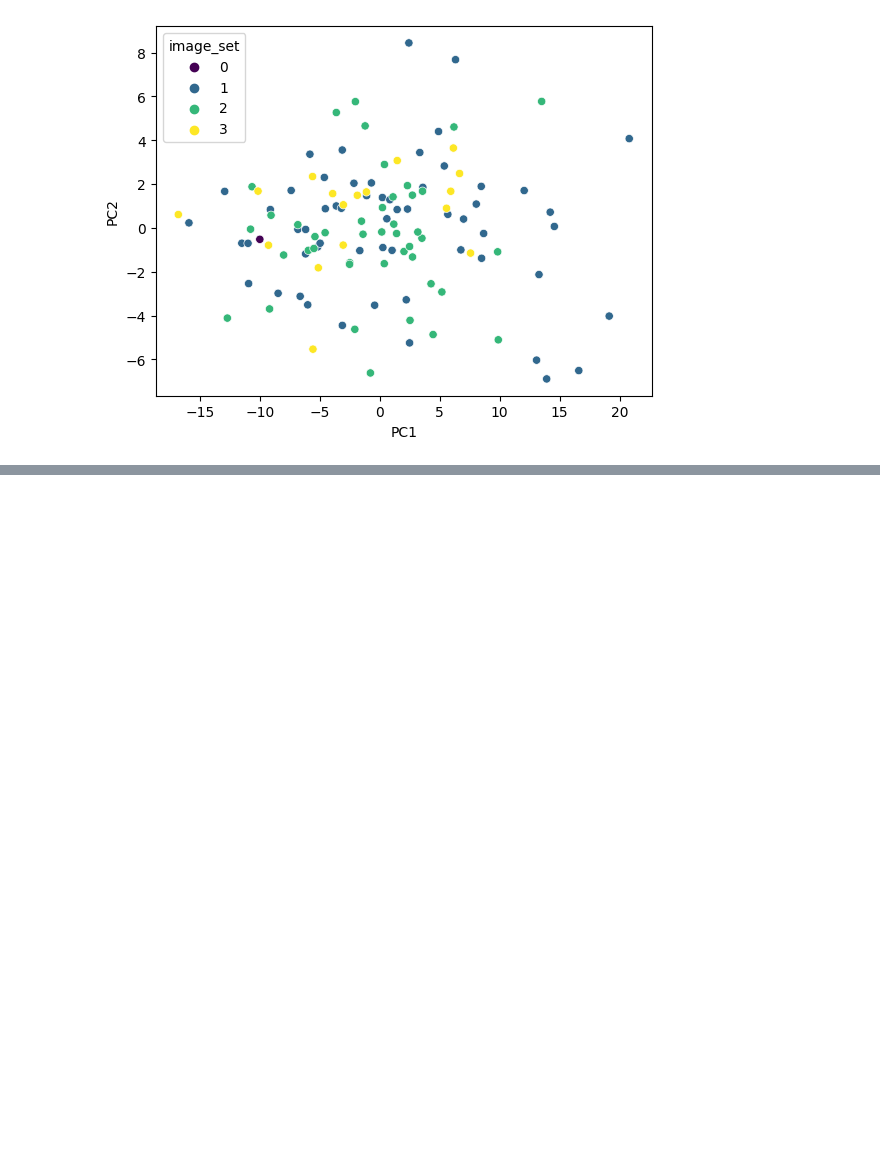
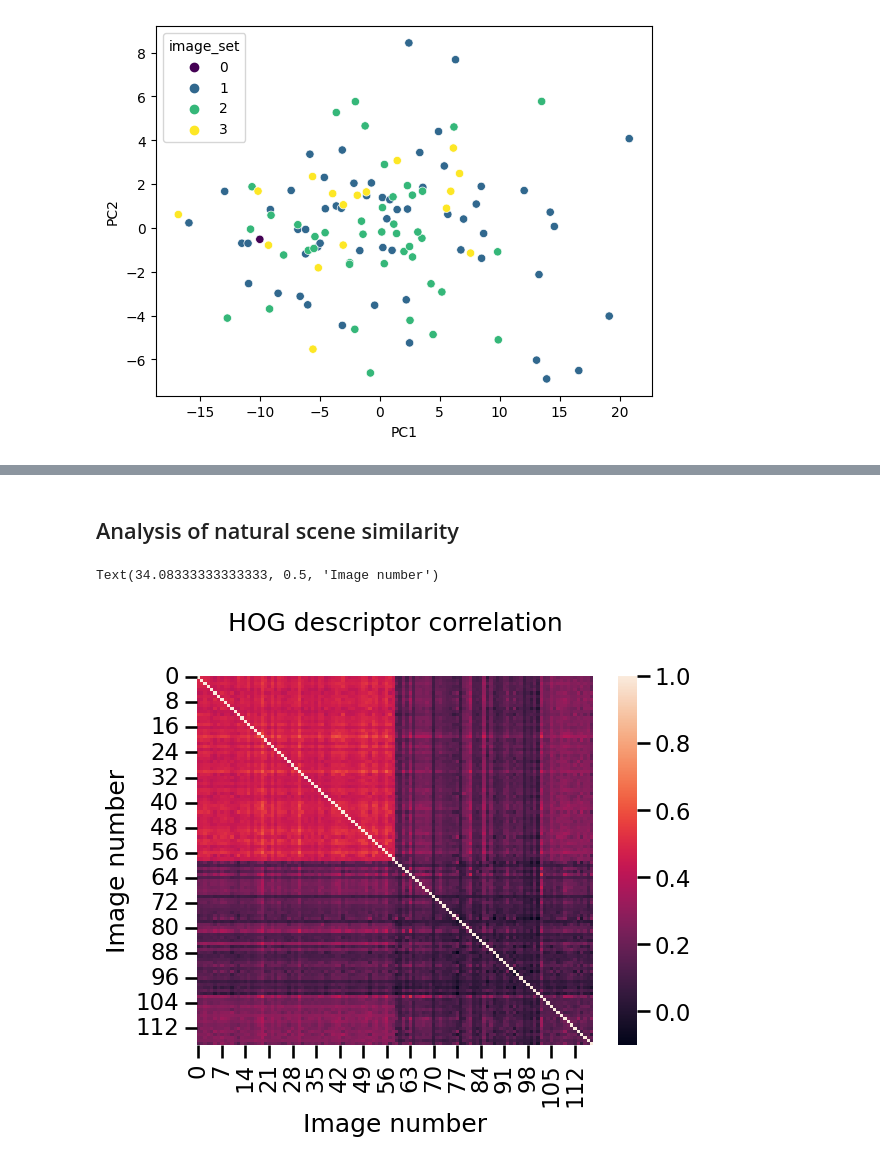
Before and after one commit to valtot/Explore_AllenBrainObservatory, a Jupyter notebook: NaturalImages.ipynb, the cells around one changed output, grey strips where cells are left out. Cells and saved outputs as stored; diff of their text form; code cells hidden in the pictures; blank space fills up the shorter version.

```diff
--- a/NaturalImages.ipynb
+++ b/NaturalImages.ipynb
@@ -45,7 +64,6 @@ exp_ids = exp_ids[:20]
 # %%
 
-boc.get_ophys_experiment_stimuli(exp_ids[2])
-exp2 = boc.get_ophys_experiment_data(exp_ids[2])
+exp2 = boc.get_ophys_experiment_data(id)
 exp2.get_stimulus_epoch_table()
 # %% [output]
 |  | stimulus | start | end |
@@ -144,3 +116,0 @@ plt.colorbar()
-# %%
-for i in range(4):
-    print(i)
@@ -351,0 +192,16 @@ ValueError: arrays must all be same length
+# %% [markdown]
+## Analysis of natural scene similarity
+# %%
+features =[]
+sns.set_context('talk')
+for i in range(ims.shape[0]):
+    image = ims[i,:,:]
+
+    fd = hog(image, orientations=8, pixels_per_cell=(16, 16), cells_per_block=(1,1), visualize=False)
+    features.append(fd)
+figures = pd.DataFrame(features)
+r = np.corrcoef(figures.values)
+dist = pairwise_distances(figures, metric='correlation')
+# %% [output]
+Text(34.08333333333333, 0.5, 'Image number')
+[figure, added]
```
Also changed, not shown: parts of 57 cells of this notebook, 2 other files.
